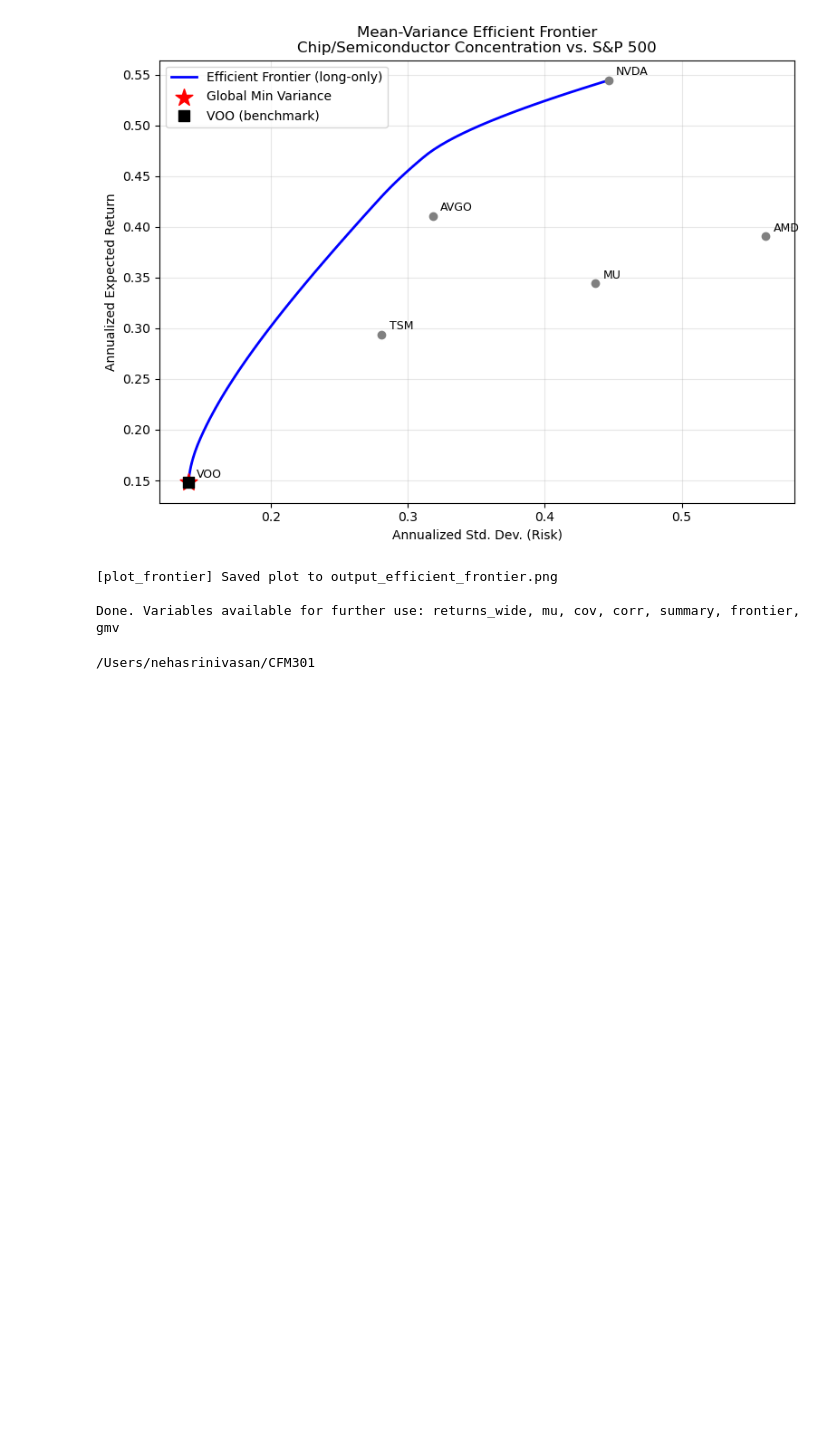
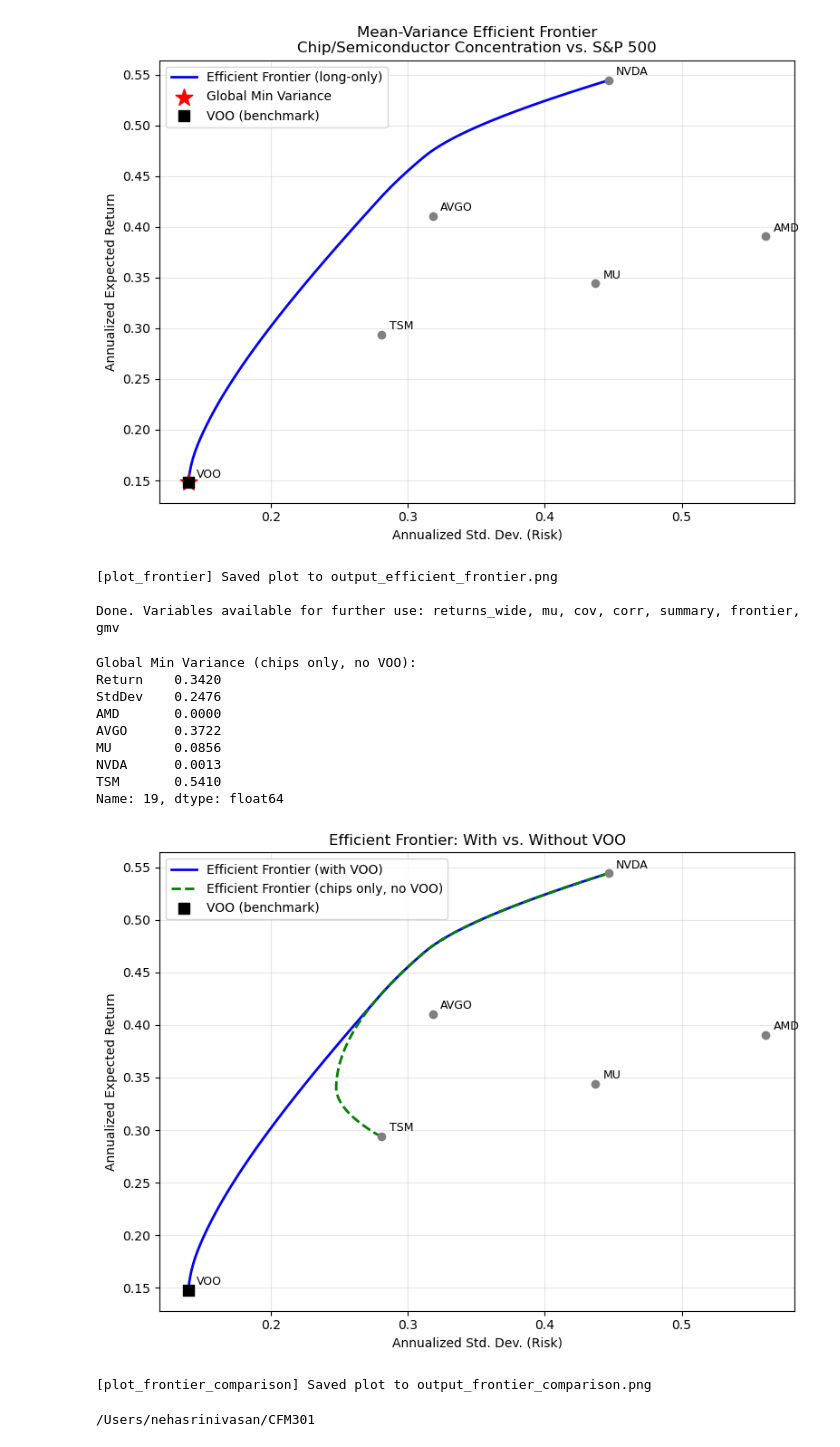
Before and after one commit to nehaneha8/CFM301, a Jupyter notebook: Project 1/Project1.ipynb, the cells around one changed output. Cells and saved outputs as stored; diff of their text form; code cells hidden in the pictures; blank space fills up the shorter version.

```diff
--- a/Project 1/Project1.ipynb
+++ b/Project 1/Project1.ipynb
@@ -296,6 +296,74 @@ STEP 6: Plot frontier
 [plot_frontier] Saved plot to output_efficient_frontier.png
 
 Done. Variables available for further use: returns_wide, mu, cov, corr, summary, frontier, gmv
+# %%
+# ----------------------------------------------------------------------
+# 4b. FRONTIER WITHOUT VOO (comparison)
+# ----------------------------------------------------------------------
+
+def frontier_excluding(ticker_to_exclude, mu, cov, n_points=N_FRONTIER_POINTS,
+                        allow_short=ALLOW_SHORT_SALES):
+    """Recompute mu/cov with one ticker dropped, then trace that frontier."""
+    mu_sub = mu.drop(index=ticker_to_exclude)
+    cov_sub = cov.drop(index=ticker_to_exclude, columns=ticker_to_exclude)
+    frontier_sub, gmv_sub = trace_efficient_frontier(
+        mu_sub, cov_sub, n_points=n_points, allow_short=allow_short
+    )
+    return frontier_sub, gmv_sub, mu_sub, cov_sub
+
+
+def plot_frontier_comparison(frontier_full, frontier_no_voo, mu, std,
+                              benchmark_ticker,
+                              out_path="output_frontier_comparison.png"):
+    fig, ax = plt.subplots(figsize=(8, 6))
+
+    ax.plot(frontier_full["StdDev"], frontier_full["Return"], "b-", lw=2,
+            label="Efficient Frontier (with VOO)")
+    ax.plot(frontier_no_voo["StdDev"], frontier_no_voo["Return"], "g--",
+            lw=2, label="Efficient Frontier (chips only, no VOO)")
+
+    ax.scatter(std, mu, color="gray", zorder=5)
+    for ticker in mu.index:
+        ax.annotate(ticker, (std[ticker], mu[ticker]),
+                     textcoords="offset points", xytext=(6, 4), fontsize=9)
+
+    if benchmark_ticker in mu.index:
+        ax.scatter(std[benchmark_ticker], mu[benchmark_ticker],
+                   color="black", marker="s", s=80, zorder=6,
+                   label=f"{benchmark_ticker} (benchmark)")
+
+    ax.set_xlabel("Annualized Std. Dev. (Risk)")
+    ax.set_ylabel("Annualized Expected Return")
+    ax.set_title("Efficient Frontier: With vs. Without VOO")
+    ax.legend()
+    ax.grid(alpha=0.3)
+    fig.tight_layout()
+    fig.savefig(out_path, dpi=150)
+    plt.show()
+    print(f"[plot_frontier_comparison] Saved plot to {out_path}")
+
+
+# Run the comparison (uses mu, cov, std, frontier already computed above)
+frontier_no_voo, gmv_no_voo, mu_no_voo, cov_no_voo = frontier_excluding(
+    BENCHMARK_TICKER, mu, cov
+)
+
+print("\nGlobal Min Variance (chips only, no VOO):")
+print(gmv_no_voo.round(4))
+
+plot_frontier_comparison(frontier, frontier_no_voo, mu, std, BENCHMARK_TICKER)
+# %% [output]
+Global Min Variance (chips only, no VOO):
+Return    0.3420
+StdDev    0.2476
+AMD       0.0000
+AVGO      0.3722
+MU        0.0856
+NVDA      0.0013
+TSM       0.5410
+Name: 19, dtype: float64
+[figure, added]
+[plot_frontier_comparison] Saved plot to output_frontier_comparison.png
 # %%
 import os; print(os.getcwd())
 # %% [output]
```
Also changed, not shown: 7 other files.
